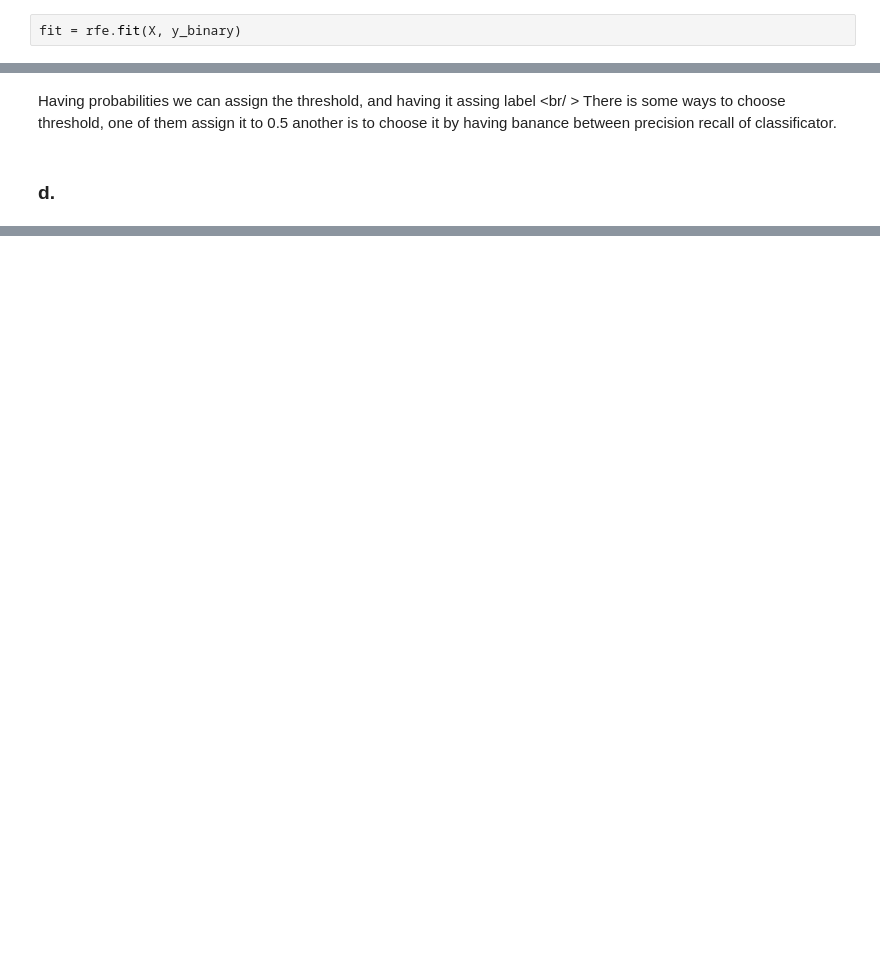
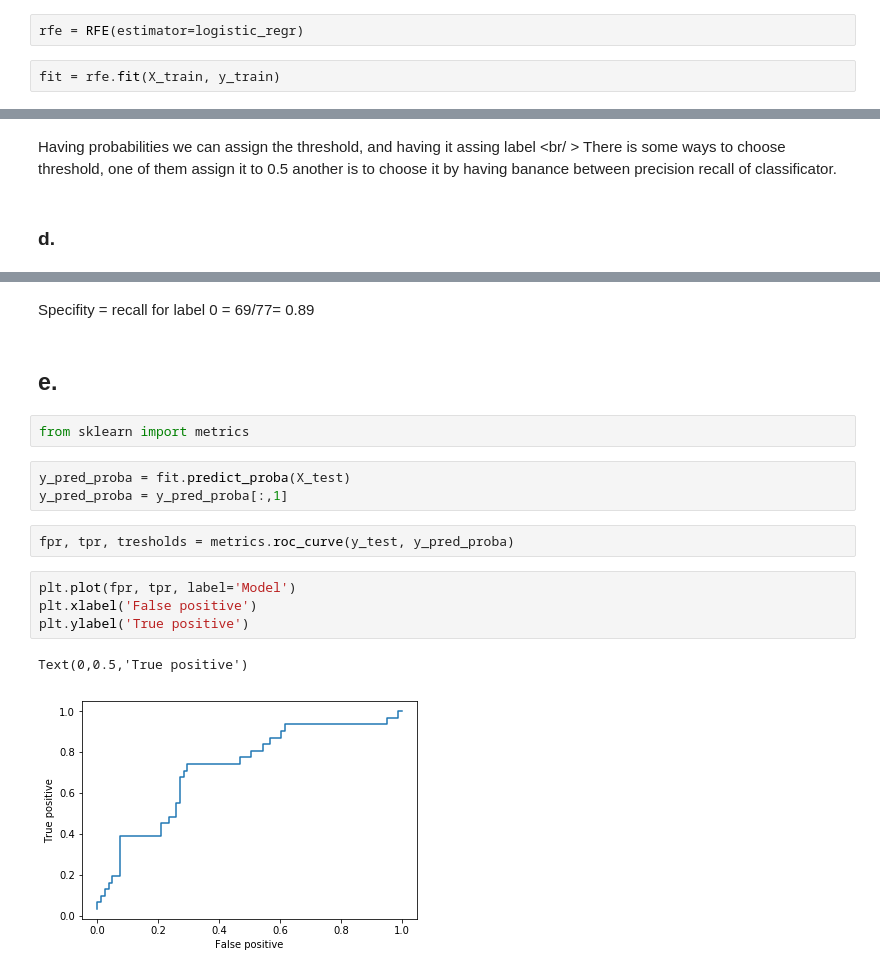
Before and after one commit to costefan/Additional-statistics, a Jupyter notebook: HW3.ipynb, the cells around one changed output, grey strips where cells are left out. Cells and saved outputs as stored; diff of their text form; blank space fills up the shorter version.

```diff
--- a/HW3.ipynb
+++ b/HW3.ipynb
@@ -424,5 +447,7 @@ X = df[['totcomp', 'tenure', 'age', 'sales', 'profits', 'assets']]
+# %%
+rfe = RFE(estimator=logistic_regr)
 # %%
-fit = rfe.fit(X, y_binary)
+fit = rfe.fit(X_train, y_train)
 # %%
 print("Num Features: {}".format(fit.n_features_))
 print("Selected Features: {}".format(fit.support_))
@@ -509,0 +565,18 @@ avg / total       0.60      0.60      0.60         5
+# %% [markdown]
+Specifity = recall for label 0 = 69/77= 0.89
+# %% [markdown]
+## e.
+# %%
+from sklearn import metrics
+# %%
+y_pred_proba = fit.predict_proba(X_test)
+y_pred_proba = y_pred_proba[:,1]
+# %%
+fpr, tpr, tresholds = metrics.roc_curve(y_test, y_pred_proba)
+# %%
+plt.plot(fpr, tpr, label='Model')
+plt.xlabel('False positive')
+plt.ylabel('True positive')
+# %% [output]
+Text(0,0.5,'True positive')
+[figure, added]
```
Also changed, not shown: parts of 72 cells of this notebook, 5 other files.
